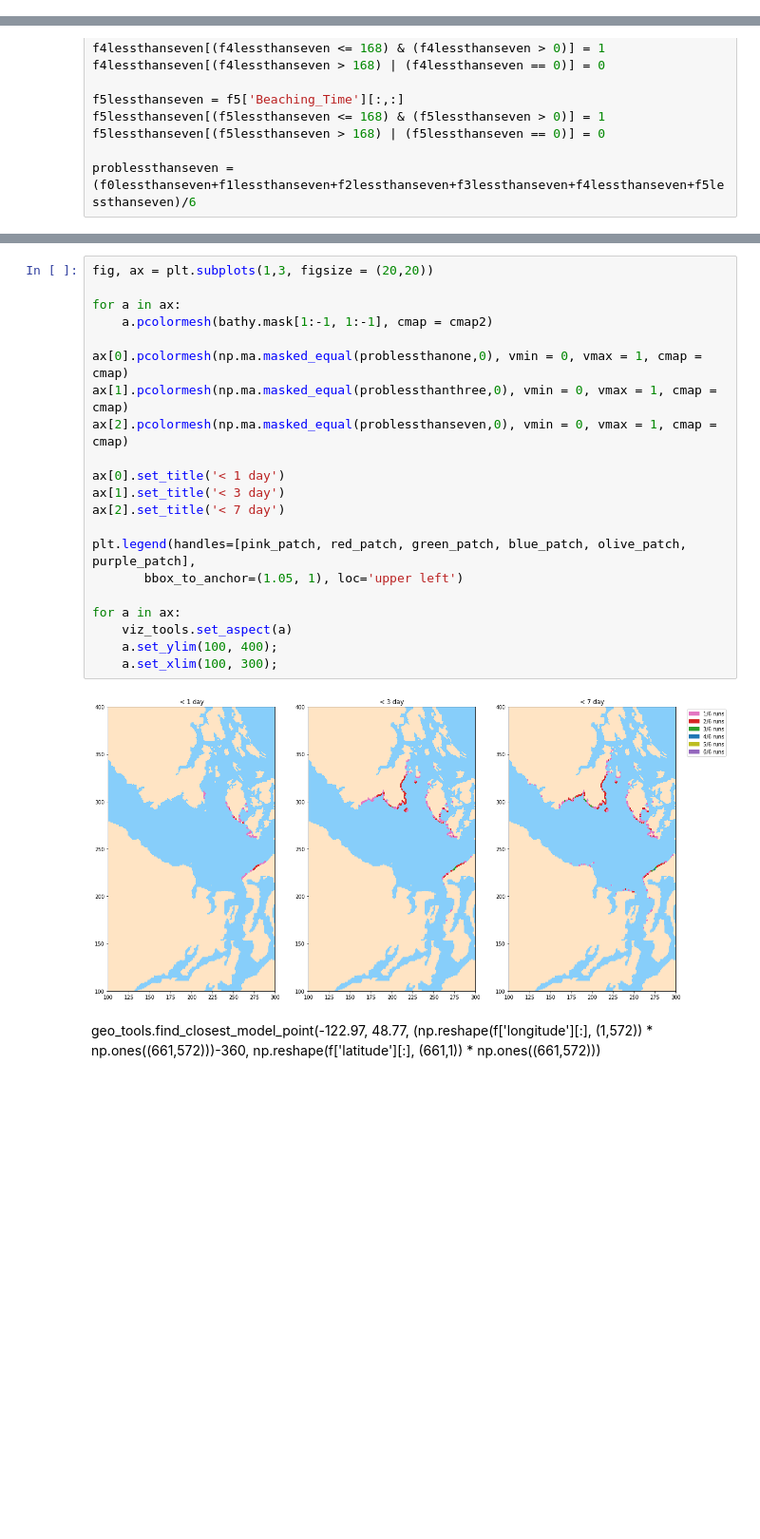
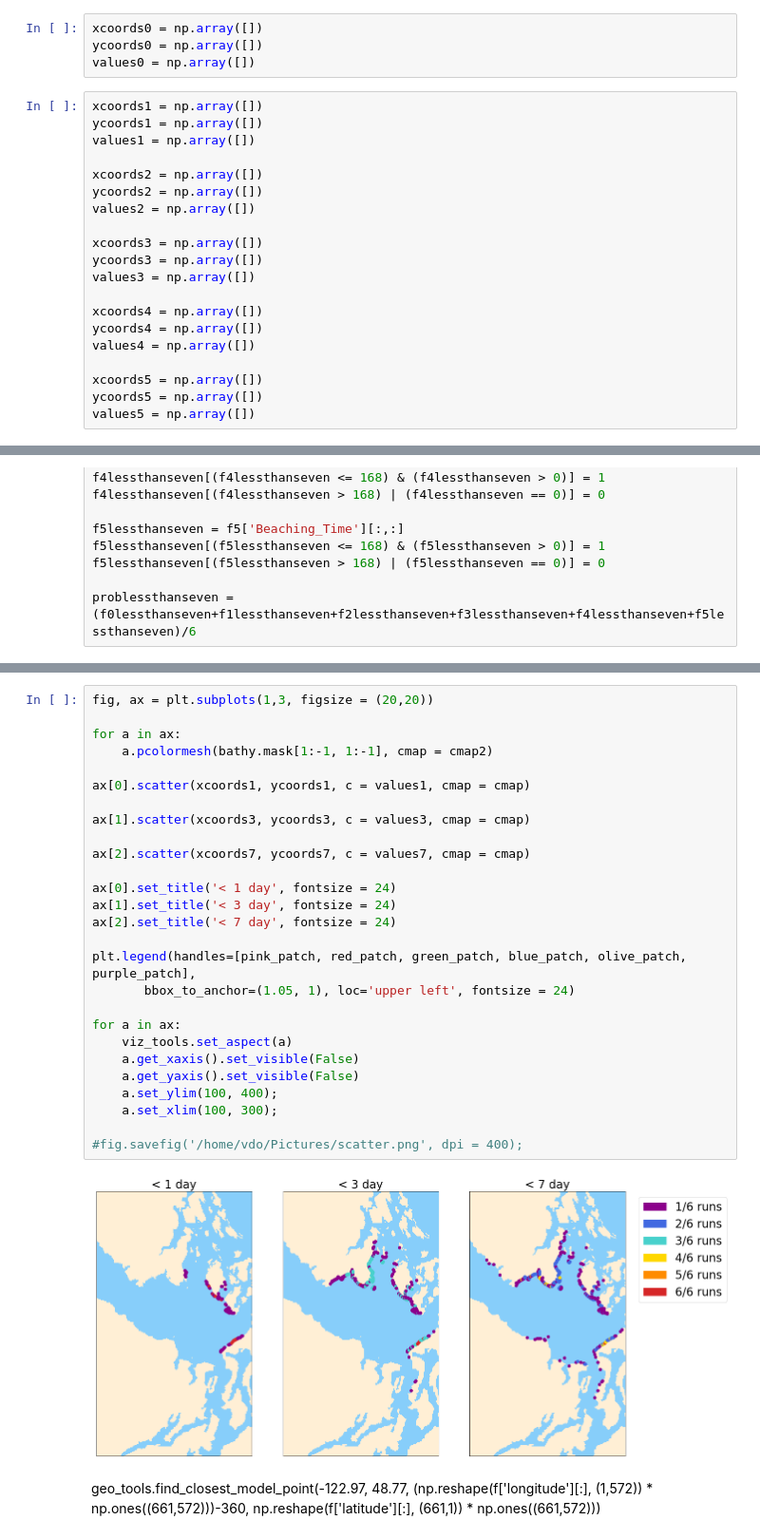
Before and after one commit to SalishSeaCast/analysis-vicky, a Jupyter notebook: notebooks/SixRunsFigures.ipynb, the cells around one changed output, grey strips where cells are left out. Shown at 95% size. Cells and saved outputs as stored; diff of their text form; blank space fills up the shorter version.

```diff
--- a/notebooks/SixRunsFigures.ipynb
+++ b/notebooks/SixRunsFigures.ipynb
@@ -67,3 +72,27 @@ f2 = nc.Dataset('/ocean/vdo/MIDOSS/results/OS2020/akns/SB/Lagrangian_AKNS_crude_
 f3 = nc.Dataset('/ocean/vdo/MIDOSS/results/OS2020/akns/SB/Lagrangian_AKNS_crude_15jan18-22jan18_Diesel.nc')
 f4 = nc.Dataset('/ocean/vdo/MIDOSS/results/OS2020/akns/SB/Lagrangian_AKNS_crude_15jun17-22jun17_Diesel.nc')
 f5 = nc.Dataset('/ocean/vdo/MIDOSS/results/OS2020/akns/SB/Lagrangian_AKNS_crude_21nov17-28nov17_Diesel.nc')
+# %%
+xcoords0 = np.array([])
+ycoords0 = np.array([])
+values0 = np.array([])
+# %%
+xcoords1 = np.array([])
+ycoords1 = np.array([])
+values1 = np.array([])
+
+xcoords2 = np.array([])
+ycoords2 = np.array([])
+values2 = np.array([])
+
+xcoords3 = np.array([])
+ycoords3 = np.array([])
+values3 = np.array([])
+
+xcoords4 = np.array([])
+ycoords4 = np.array([])
+values4 = np.array([])
+
+xcoords5 = np.array([])
+ycoords5 = np.array([])
+values5 = np.array([])
@@ -183,26 +283,32 @@ problessthanseven = (f0lessthanseven+f1lessthanseven+f2lessthanseven+f3lessthans
 # %%
 fig, ax = plt.subplots(1,3, figsize = (20,20))
 
 for a in ax:
     a.pcolormesh(bathy.mask[1:-1, 1:-1], cmap = cmap2)
 
-ax[0].pcolormesh(np.ma.masked_equal(problessthanone,0), vmin = 0, vmax = 1, cmap = cmap)
-ax[1].pcolormesh(np.ma.masked_equal(problessthanthree,0), vmin = 0, vmax = 1, cmap = cmap)
-ax[2].pcolormesh(np.ma.masked_equal(problessthanseven,0), vmin = 0, vmax = 1, cmap = cmap)
+ax[0].scatter(xcoords1, ycoords1, c = values1, cmap = cmap)
 
-ax[0].set_title('< 1 day')
-ax[1].set_title('< 3 day')
-ax[2].set_title('< 7 day')
+ax[1].scatter(xcoords3, ycoords3, c = values3, cmap = cmap)
+
+ax[2].scatter(xcoords7, ycoords7, c = values7, cmap = cmap)
+
+ax[0].set_title('< 1 day', fontsize = 24)
+ax[1].set_title('< 3 day', fontsize = 24)
+ax[2].set_title('< 7 day', fontsize = 24)
 
 plt.legend(handles=[pink_patch, red_patch, green_patch, blue_patch, olive_patch, purple_patch],
-       bbox_to_anchor=(1.05, 1), loc='upper left')
+       bbox_to_anchor=(1.05, 1), loc='upper left', fontsize = 24)
 
 for a in ax:
     viz_tools.set_aspect(a)
+    a.get_xaxis().set_visible(False)
+    a.get_yaxis().set_visible(False)
     a.set_ylim(100, 400);
     a.set_xlim(100, 300);
+
+#fig.savefig('/home/vdo/Pictures/scatter.png', dpi = 400);
 # %% [output]
-[figure, old version]
+[figure, new version]
 # %% [markdown]
 geo_tools.find_closest_model_point(-122.97, 48.77,
                                    (np.reshape(f['longitude'][:], (1,572)) * np.ones((661,572)))-360,
```
Also changed, not shown: parts of 13 cells of this notebook.
